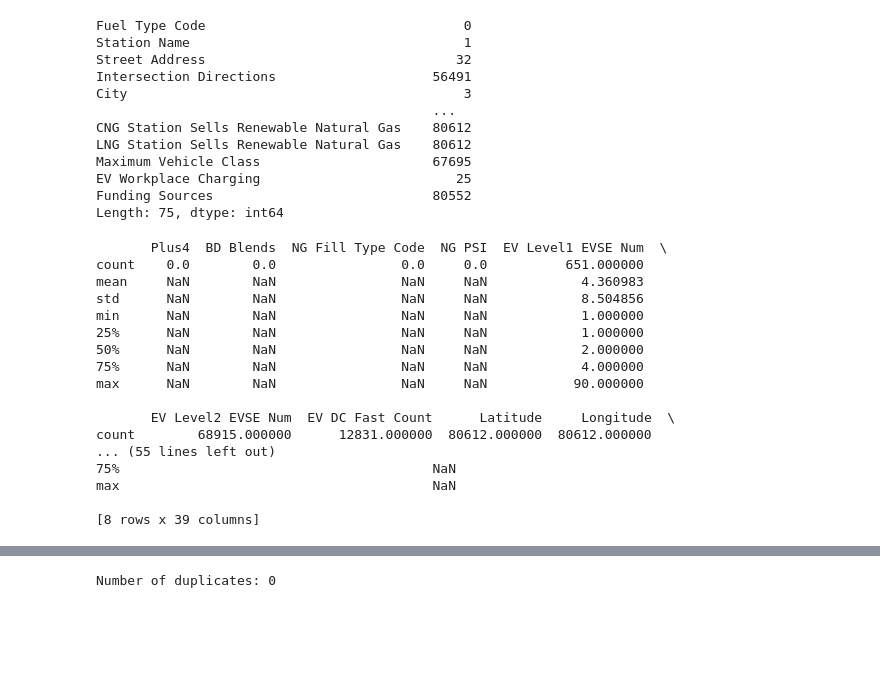
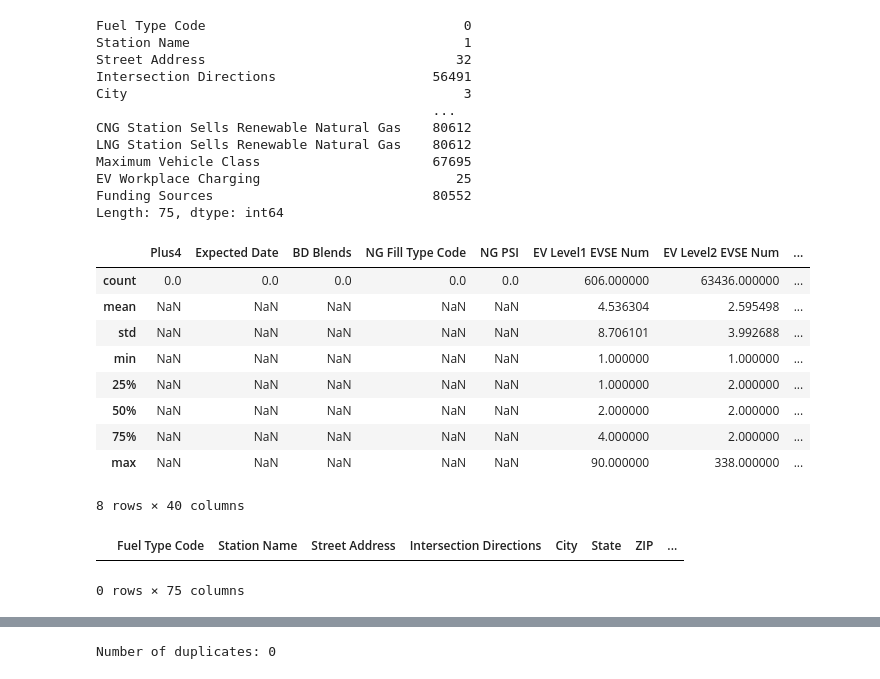
Before and after one commit to arkhanks/data_analytics_proj_3, a Jupyter notebook: Niczelybranch.ipynb, the cells around one changed output, grey strips where cells are left out. Saved outputs shown, nothing was run; the diff lists cells and outputs as text; code cells hidden in the pictures; blank space fills up the shorter version.

Commit message:
commit updated files and correct EV charging stations file

```diff
--- a/Niczelybranch.ipynb
+++ b/Niczelybranch.ipynb
@@ -12,10 +11,10 @@ from datetime import datetime
 # %%
 # Load dataset
-path = r'C:\Users\Nicze\OneDrive\Documents\alt_fuel_stations (Jan 16 2025) (2).csv'
+path = 'Resources/alt_fuel_stations (Jan 18 2025) all US all OPEN.csv'
 
 # Read the CSV fil using pandas
 data = pd.read_csv(path)
 
 # Display the first few rows of the dataset
-print(data.head())
+data.head()
 # %% [output]
@@ -74,27 +63,24 @@ Funding Sources                            80552
 Length: 75, dtype: int64
 # %%
 # View statistics of numeric columns
-print(data.describe())
+data.describe()
 # %% [output]
+|  | Plus4 | Expected Date | BD Blends | NG Fill Type Code | NG PSI | EV Level1 EVSE Num | EV Level2 EVSE Num | ... |
+| count | 0.0 | 0.0 | 0.0 | 0.0 | 0.0 | 606.000000 | 63436.000000 | ... |
+| mean | NaN | NaN | NaN | NaN | NaN | 4.536304 | 2.595498 | ... |
+| std | NaN | NaN | NaN | NaN | NaN | 8.706101 | 3.992688 | ... |
+| min | NaN | NaN | NaN | NaN | NaN | 1.000000 | 1.000000 | ... |
+| 25% | NaN | NaN | NaN | NaN | NaN | 1.000000 | 2.000000 | ... |
+| 50% | NaN | NaN | NaN | NaN | NaN | 2.000000 | 2.000000 | ... |
+| 75% | NaN | NaN | NaN | NaN | NaN | 4.000000 | 2.000000 | ... |
+| max | NaN | NaN | NaN | NaN | NaN | 90.000000 | 338.000000 | ... |
-       Plus4  BD Blends  NG Fill Type Code  NG PSI  EV Level1 EVSE Num  \
-count    0.0        0.0                0.0     0.0          651.000000
-mean     NaN        NaN                NaN     NaN            4.360983
-std      NaN        NaN                NaN     NaN            8.504856
-min      NaN        NaN                NaN     NaN            1.000000
-25%      NaN        NaN                NaN     NaN            1.000000
-50%      NaN        NaN                NaN     NaN            2.000000
-75%      NaN        NaN                NaN     NaN            4.000000
-max      NaN        NaN                NaN     NaN           90.000000
-
-       EV Level2 EVSE Num  EV DC Fast Count      Latitude     Longitude  \
-count        68915.000000      12831.000000  80612.000000  80612.000000
-... (55 lines left out)
-75%                                        NaN
-max                                        NaN
-
-[8 rows x 39 columns]
+8 rows × 40 columns
 # %%
 data_cleaned = data.dropna()
+data_cleaned.head()
+# %% [output]
+|  | Fuel Type Code | Station Name | Street Address | Intersection Directions | City | State | ZIP | ... |
+0 rows × 75 columns
 # %%
 data_cleaned = data.fillna({
     'numeric_column': 0,  # Replace 'numeric_column' with your actual column name
```
Also changed, not shown: parts of 5 cells of this notebook, 10 other files.
